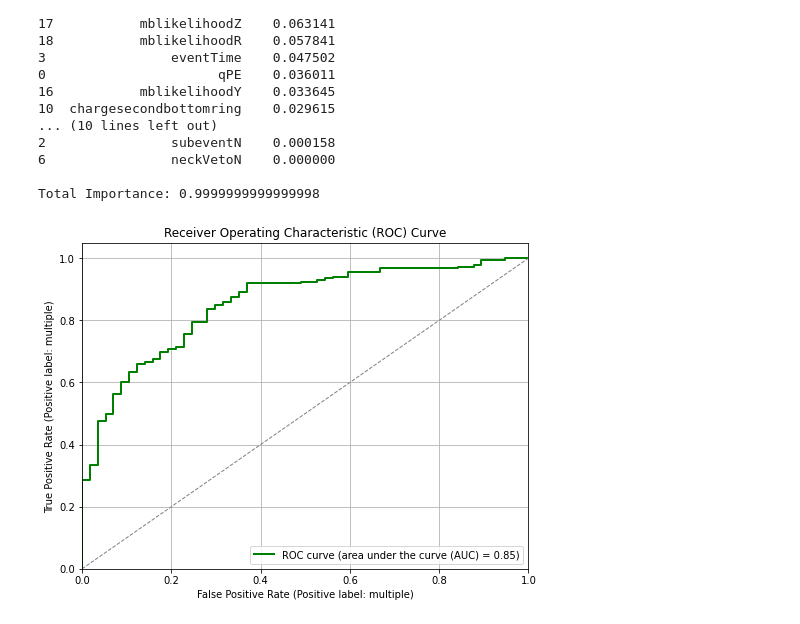
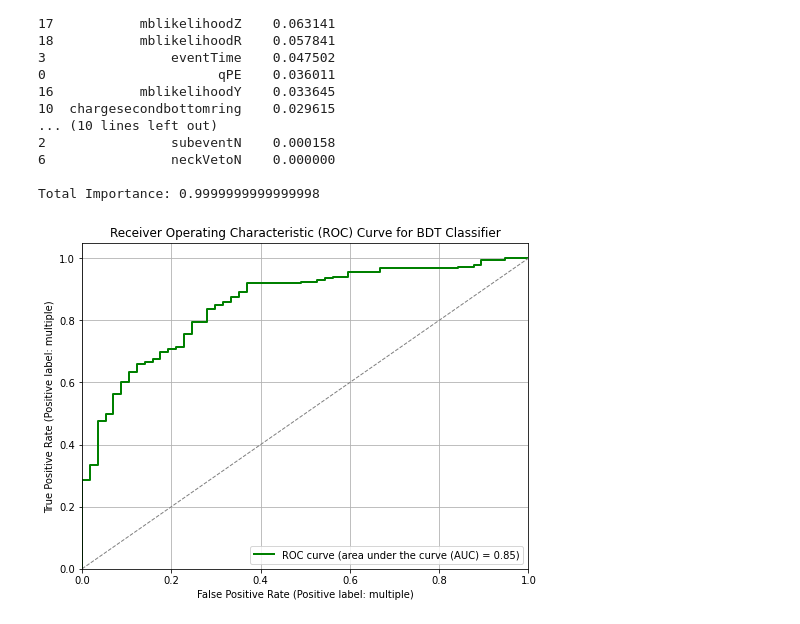
Before and after one commit to marioalpizarv/portfolio, a Jupyter notebook: MultipleRecoilsBoostedDTClassifier_CrossValidation_Same.ipynb, the cells around one changed output. Cells and saved outputs as stored; diff of their text form; code cells hidden in the pictures.

```diff
--- a/MultipleRecoilsBoostedDTClassifier_CrossValidation_Same.ipynb
+++ b/MultipleRecoilsBoostedDTClassifier_CrossValidation_Same.ipynb
@@ -355,22 +346,22 @@ Total Importance: 0.9999999999999998
 # %%
 # Get predicted probabilities for the positive class (1) on the test set
 y_prob = boosted_tree.predict_proba(X_test)[:, 1]
 
 # Compute the ROC curve
 fpr, tpr, thresholds = roc_curve(y_test, y_prob)
 roc_auc = auc(fpr, tpr)
 
 # Plot the ROC curve
 plt.figure(figsize=(8, 6))
 plt.plot(fpr, tpr, color='g', lw=2, label='ROC curve (area under the curve (AUC) = {:.2f})'.format(roc_auc))
 plt.plot([0, 1], [0, 1], color='gray', lw=1, linestyle='--')
 plt.xlim([0.0, 1.0])
 plt.ylim([0.0, 1.05])
 plt.xlabel('False Positive Rate (Positive label: multiple)')
 plt.ylabel('True Positive Rate (Positive label: multiple)')
-plt.title('Receiver Operating Characteristic (ROC) Curve')
+plt.title('Receiver Operating Characteristic (ROC) Curve for BDT Classifier')
 plt.legend(loc='lower right')
 plt.grid(True)
 plt.show()
 # %% [output]
-[figure, old version]
+[figure, new version]
```
Also changed, not shown: parts of 6 cells of this notebook, 1 other file.
